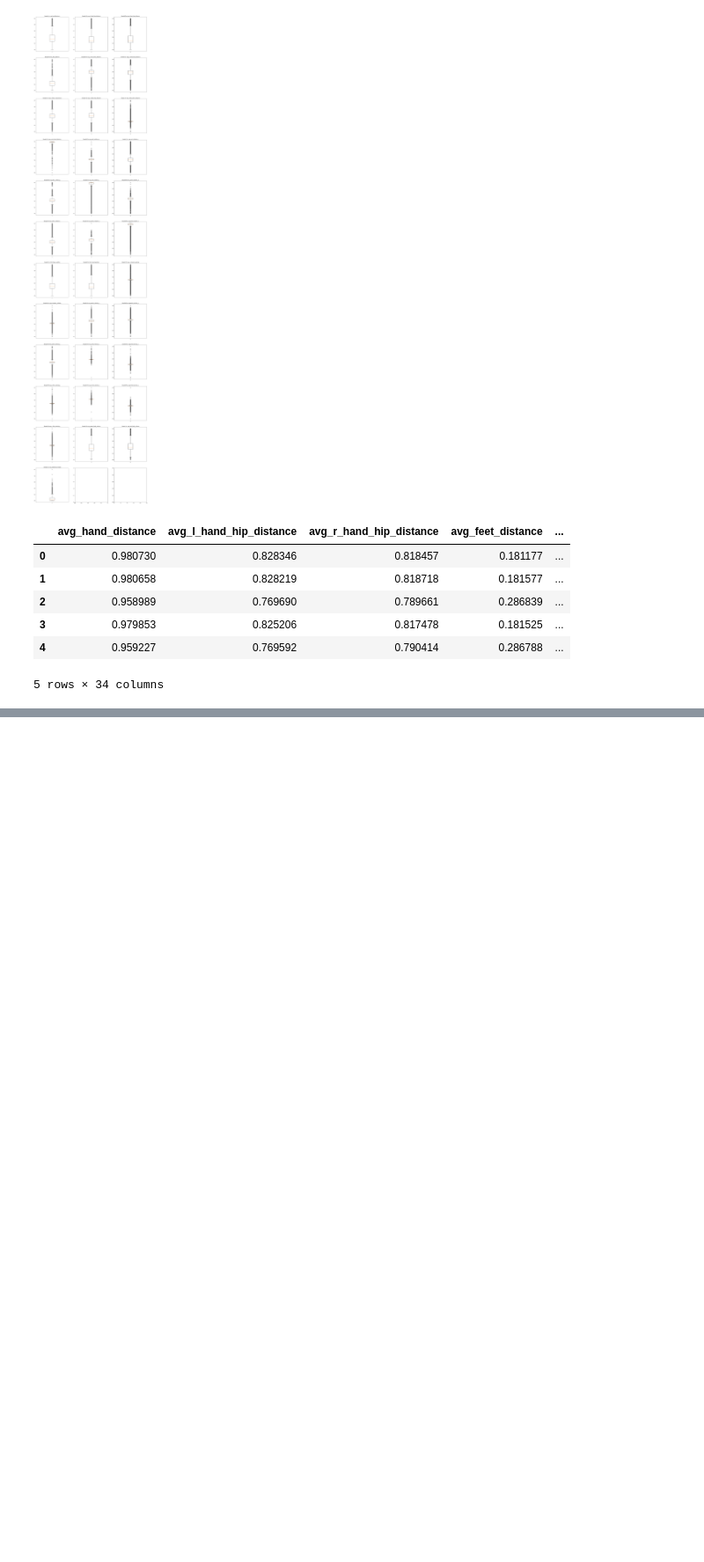
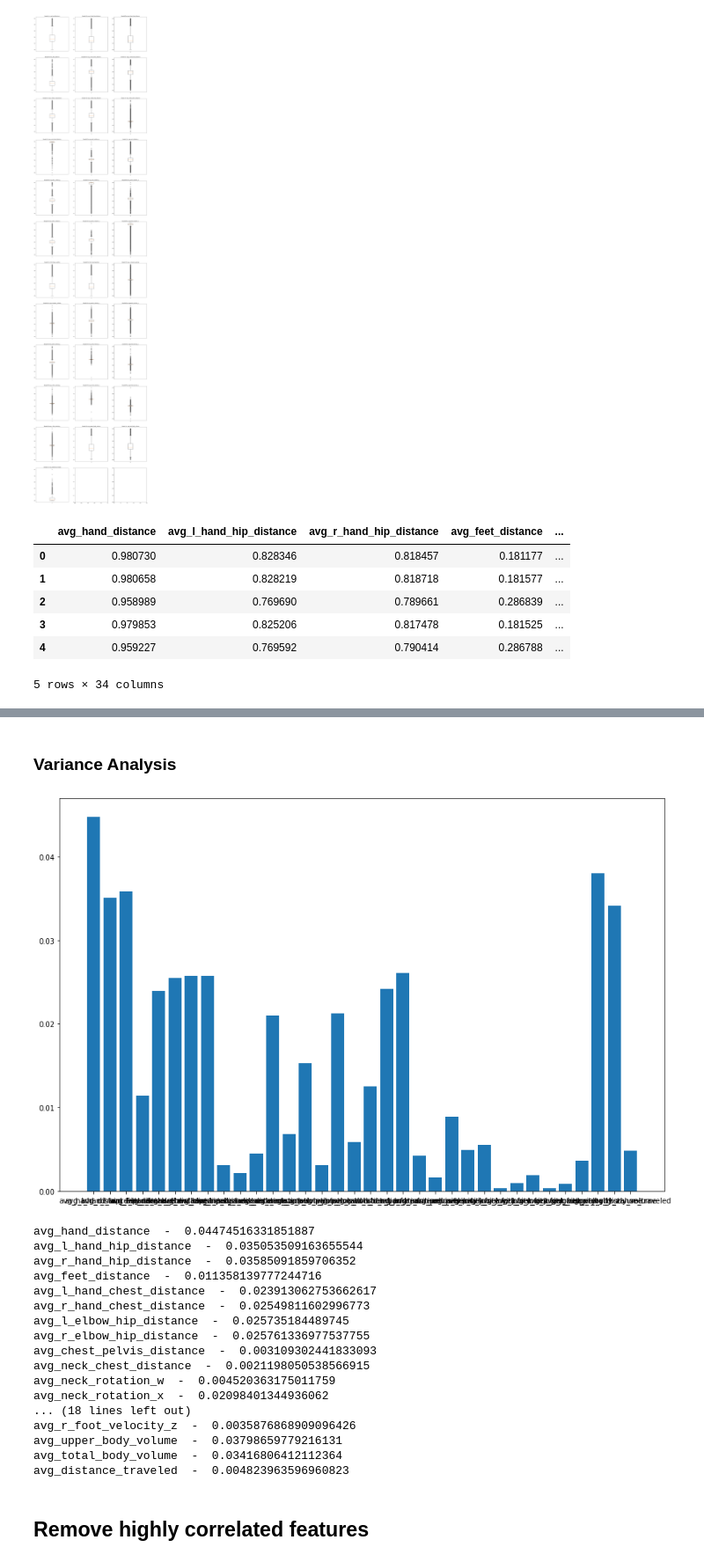
Before and after one commit to HerouFenix/Emotionally-Expressive-Motion-Controller-for-Virtual-Characters, a Jupyter notebook: emotion_classifier/data_preparation.ipynb, the cells around one changed output, grey strips where cells are left out. Shown at 88% size. Cells and saved outputs as stored; diff of their text form; code cells hidden in the pictures; blank space fills up the shorter version.

```diff
--- a/emotion_classifier/data_preparation.ipynb
+++ b/emotion_classifier/data_preparation.ipynb
@@ -265,0 +269,7 @@ minMaxDataFull.to_csv(r'datasets/BN_LMA_DATA.csv', index = False)
+# %%
+data = pd.read_csv('datasets/BN_LMA_DATA.csv')
+# %%
+y = data.pop('EMOTION')
+X = data
+
+data.head()
@@ -265,0 +284,39 @@ minMaxDataFull.to_csv(r'datasets/BN_LMA_DATA.csv', index = False)
+# %% [markdown]
+### Variance Analysis
+# %%
+x_fs = []
+y_fs = []
+for i in data.columns:
+    x_fs.append(data[i].var())
+    y_fs.append(i)
+
+
+fig, ax = plt.subplots(figsize=(15,10))
+
+ax.bar(y_fs, x_fs)
+
+plt.show()
+
+for i in data.columns:
+    print(i, " - ", data[i].var())
+# %% [output]
+[figure, added]
+avg_hand_distance  -  0.04474516331851887
+avg_l_hand_hip_distance  -  0.035053509163655544
+avg_r_hand_hip_distance  -  0.03585091859706352
+avg_feet_distance  -  0.011358139777244716
+avg_l_hand_chest_distance  -  0.023913062753662617
+avg_r_hand_chest_distance  -  0.02549811602996773
+avg_l_elbow_hip_distance  -  0.025735184489745
+avg_r_elbow_hip_distance  -  0.025761336977537755
+avg_chest_pelvis_distance  -  0.003109302441833093
+avg_neck_chest_distance  -  0.0021198050538566915
+avg_neck_rotation_w  -  0.004520363175011759
+avg_neck_rotation_x  -  0.02098401344936062
+... (18 lines left out)
+avg_r_foot_velocity_z  -  0.0035876868909096426
+avg_upper_body_volume  -  0.03798659779216131
+avg_total_body_volume  -  0.03416806412112364
+avg_distance_traveled  -  0.004823963596960823
+# %% [markdown]
+## Remove highly correlated features
```
Also changed, not shown: parts of 10 cells of this notebook, 3 other files.
